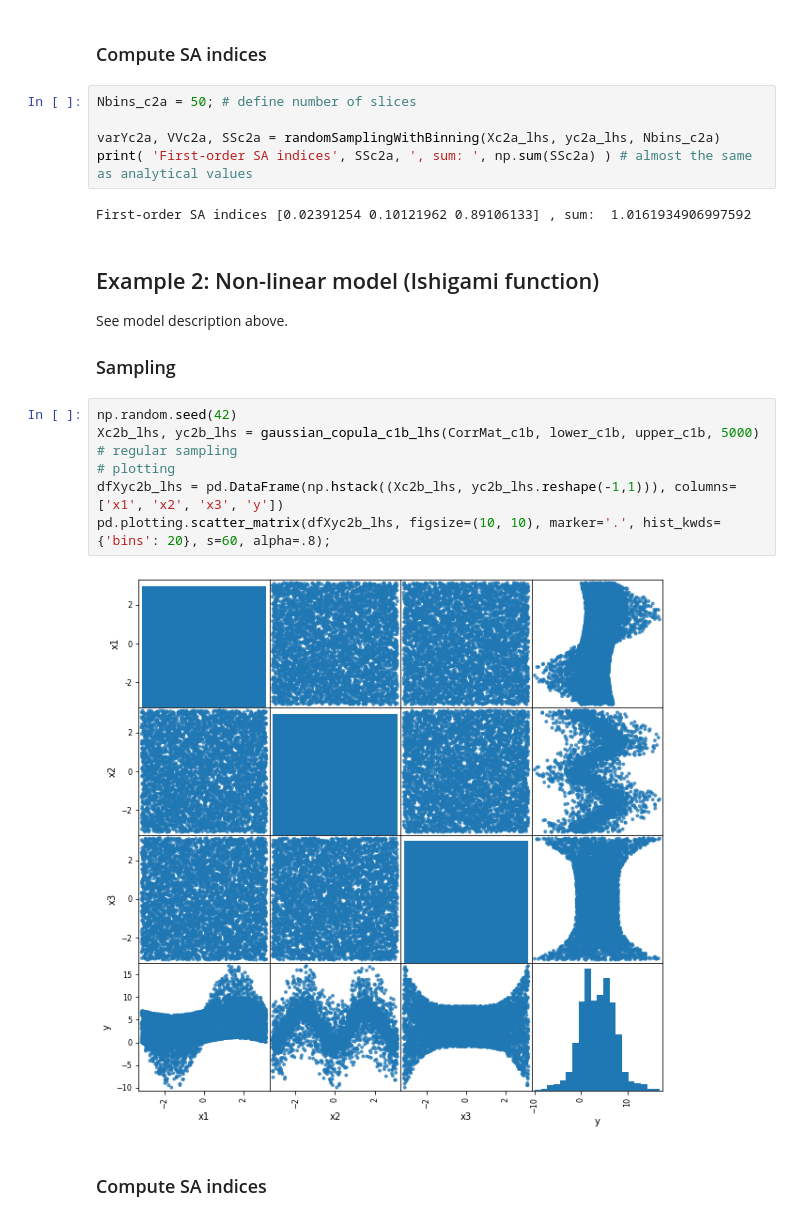
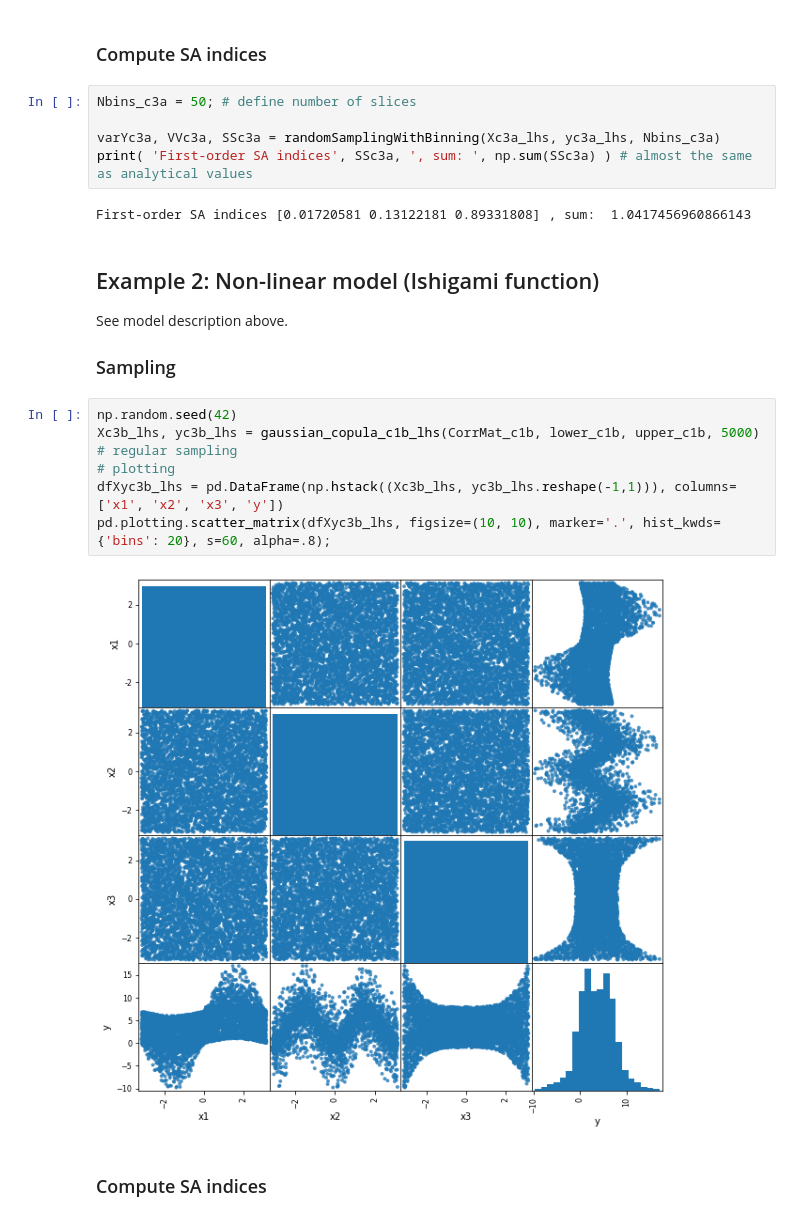
Before and after one commit to SebastianGlavind/PhD-study, a Jupyter notebook: Sensitivity-analysis/SA_varianceBased_independentInputs.ipynb, the cells around one changed output. Cells and saved outputs as stored; diff of their text form.

```diff
--- a/Sensitivity-analysis/SA_varianceBased_independentInputs.ipynb
+++ b/Sensitivity-analysis/SA_varianceBased_independentInputs.ipynb
@@ -272,12 +440,12 @@ pd.plotting.scatter_matrix(dfXyc2a_lhs, figsize=(10, 10), marker='.', hist_kwds=
 # %% [markdown]
 ### Compute SA indices
 # %%
-Nbins_c2a = 50; # define number of slices
+Nbins_c3a = 50; # define number of slices
 
-varYc2a, VVc2a, SSc2a = randomSamplingWithBinning(Xc2a_lhs, yc2a_lhs, Nbins_c2a)
-print( 'First-order SA indices', SSc2a, ', sum: ', np.sum(SSc2a) ) # almost the same as analytical values
+varYc3a, VVc3a, SSc3a = randomSamplingWithBinning(Xc3a_lhs, yc3a_lhs, Nbins_c3a)
+print( 'First-order SA indices', SSc3a, ', sum: ', np.sum(SSc3a) ) # almost the same as analytical values
 # %% [output]
-First-order SA indices [0.02391254 0.10121962 0.89106133] , sum:  1.0161934906997592
+First-order SA indices [0.01720581 0.13122181 0.89331808] , sum:  1.0417456960866143
 # %% [markdown]
 ## Example 2: Non-linear model (Ishigami function)
 
@@ -286,12 +454,12 @@ See model description above.
 ### Sampling
 # %%
 np.random.seed(42)
-Xc2b_lhs, yc2b_lhs = gaussian_copula_c1b_lhs(CorrMat_c1b, lower_c1b, upper_c1b, 5000) # regular sampling
+Xc3b_lhs, yc3b_lhs = gaussian_copula_c1b_lhs(CorrMat_c1b, lower_c1b, upper_c1b, 5000) # regular sampling
 # plotting
-dfXyc2b_lhs = pd.DataFrame(np.hstack((Xc2b_lhs, yc2b_lhs.reshape(-1,1))), columns=['x1', 'x2', 'x3', 'y'])
-pd.plotting.scatter_matrix(dfXyc2b_lhs, figsize=(10, 10), marker='.', hist_kwds={'bins': 20}, s=60, alpha=.8);
+dfXyc3b_lhs = pd.DataFrame(np.hstack((Xc3b_lhs, yc3b_lhs.reshape(-1,1))), columns=['x1', 'x2', 'x3', 'y'])
+pd.plotting.scatter_matrix(dfXyc3b_lhs, figsize=(10, 10), marker='.', hist_kwds={'bins': 20}, s=60, alpha=.8);
 # %% [output]
-[figure, old version]
+[figure, new version]
 # %% [markdown]
 ### Compute SA indices
 # %%
```
Also changed, not shown: parts of 35 cells of this notebook, 1 other file.
